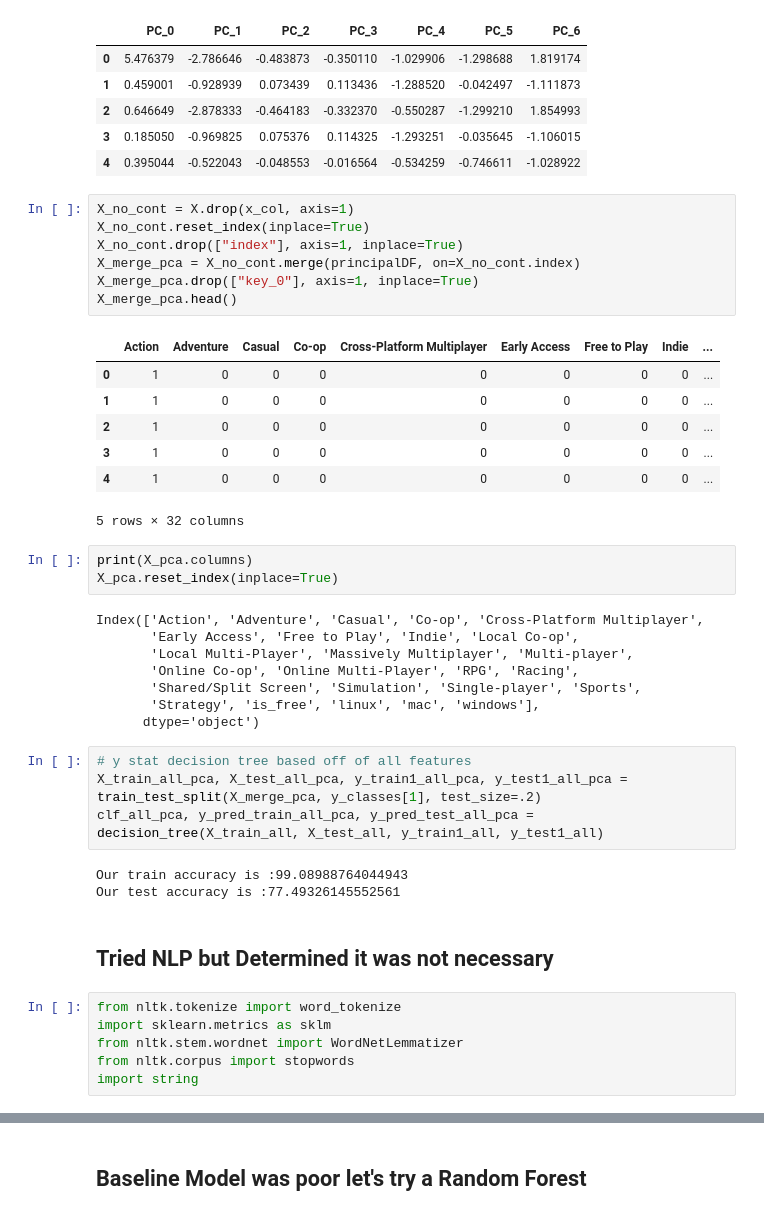
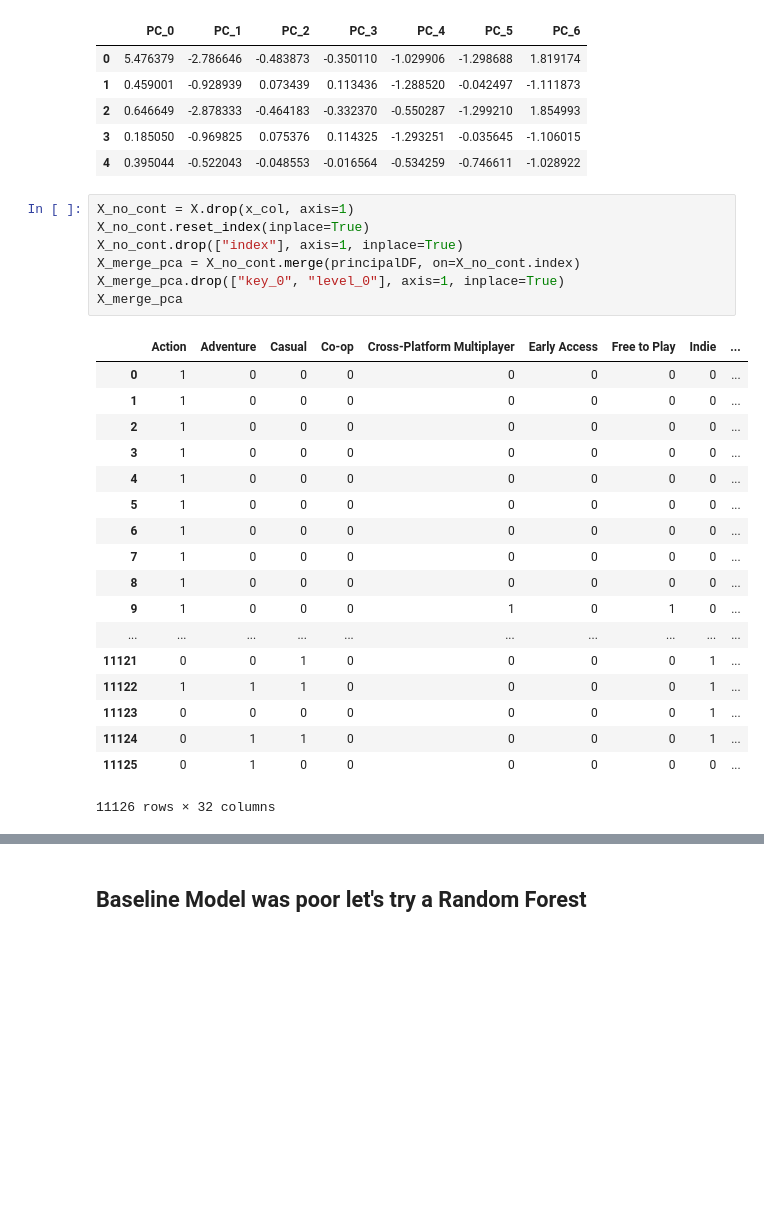
Before and after one commit to rvent/Steam_Pricing_Classification_Project, a Jupyter notebook: Mod-3-Project.ipynb, the cells around one changed output, grey strips where cells are left out. Saved outputs shown, nothing was run; the diff lists cells and outputs as text; blank space fills up the shorter version.

```diff
--- a/Mod-3-Project.ipynb
+++ b/Mod-3-Project.ipynb
@@ -903,41 +962,26 @@ principalDF.head()
 # %%
 X_no_cont = X.drop(x_col, axis=1)
 X_no_cont.reset_index(inplace=True)
 X_no_cont.drop(["index"], axis=1, inplace=True)
 X_merge_pca = X_no_cont.merge(principalDF, on=X_no_cont.index)
-X_merge_pca.drop(["key_0"], axis=1, inplace=True)
-X_merge_pca.head()
+X_merge_pca.drop(["key_0", "level_0"], axis=1, inplace=True)
+X_merge_pca
 # %% [output]
 |  | Action | Adventure | Casual | Co-op | Cross-Platform Multiplayer | Early Access | Free to Play | Indie | ... |
 | 0 | 1 | 0 | 0 | 0 | 0 | 0 | 0 | 0 | ... |
 | 1 | 1 | 0 | 0 | 0 | 0 | 0 | 0 | 0 | ... |
 | 2 | 1 | 0 | 0 | 0 | 0 | 0 | 0 | 0 | ... |
 | 3 | 1 | 0 | 0 | 0 | 0 | 0 | 0 | 0 | ... |
 | 4 | 1 | 0 | 0 | 0 | 0 | 0 | 0 | 0 | ... |
+| 5 | 1 | 0 | 0 | 0 | 0 | 0 | 0 | 0 | ... |
+| 6 | 1 | 0 | 0 | 0 | 0 | 0 | 0 | 0 | ... |
+| 7 | 1 | 0 | 0 | 0 | 0 | 0 | 0 | 0 | ... |
+| 8 | 1 | 0 | 0 | 0 | 0 | 0 | 0 | 0 | ... |
+| 9 | 1 | 0 | 0 | 0 | 1 | 0 | 1 | 0 | ... |
+| ... | ... | ... | ... | ... | ... | ... | ... | ... | ... |
+| 11121 | 0 | 0 | 1 | 0 | 0 | 0 | 0 | 1 | ... |
+| 11122 | 1 | 1 | 1 | 0 | 0 | 0 | 0 | 1 | ... |
+| 11123 | 0 | 0 | 0 | 0 | 0 | 0 | 0 | 1 | ... |
+| 11124 | 0 | 1 | 1 | 0 | 0 | 0 | 0 | 1 | ... |
+| 11125 | 0 | 1 | 0 | 0 | 0 | 0 | 0 | 0 | ... |
-5 rows × 32 columns
+11126 rows × 32 columns
-# %%
-print(X_pca.columns)
-X_pca.reset_index(inplace=True)
-# %% [output]
-Index(['Action', 'Adventure', 'Casual', 'Co-op', 'Cross-Platform Multiplayer',
-       'Early Access', 'Free to Play', 'Indie', 'Local Co-op',
-       'Local Multi-Player', 'Massively Multiplayer', 'Multi-player',
-       'Online Co-op', 'Online Multi-Player', 'RPG', 'Racing',
-       'Shared/Split Screen', 'Simulation', 'Single-player', 'Sports',
-       'Strategy', 'is_free', 'linux', 'mac', 'windows'],
-      dtype='object')
-# %%
-# y stat decision tree based off of all features
-X_train_all_pca, X_test_all_pca, y_train1_all_pca, y_test1_all_pca = train_test_split(X_merge_pca, y_classes[1], test_size=.2)
-clf_all_pca, y_pred_train_all_pca, y_pred_test_all_pca = decision_tree(X_train_all, X_test_all, y_train1_all, y_test1_all)
-# %% [output]
-Our train accuracy is :99.08988764044943
-Our test accuracy is :77.49326145552561
-# %% [markdown]
-## Tried NLP but Determined it was not necessary
-# %%
-from nltk.tokenize import word_tokenize
-import sklearn.metrics as sklm
-from nltk.stem.wordnet import WordNetLemmatizer
-from nltk.corpus import stopwords
-import string
```
Also changed, not shown: parts of 53 cells of this notebook.
